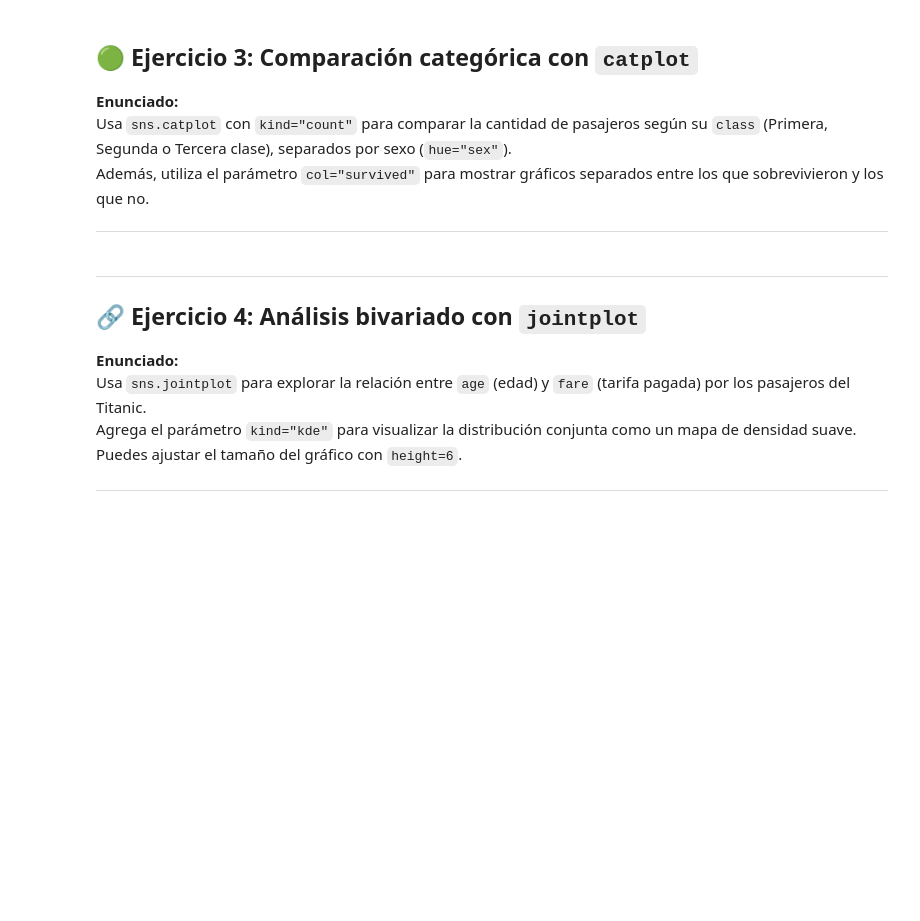
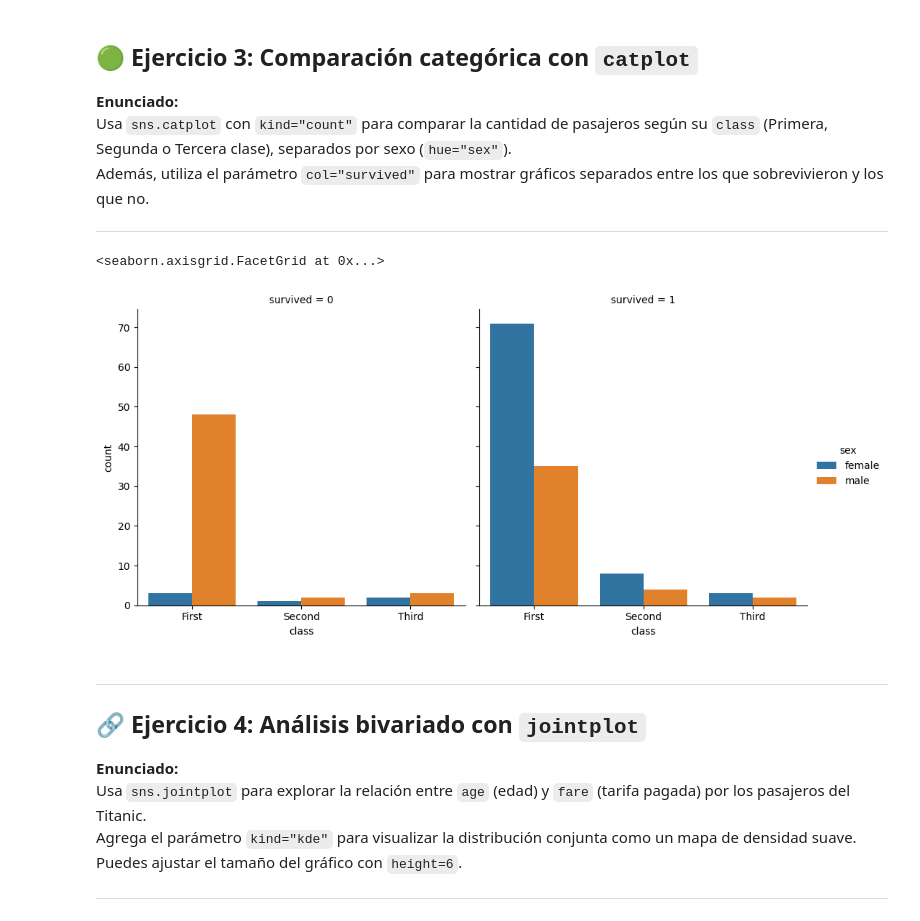
Before and after one commit to 12aptor/data-science-g4, a Jupyter notebook: dia5/seaborn/8_seaborn_ejercicios.ipynb, the cells around one changed output. Saved outputs shown, nothing was run; the diff lists cells and outputs as text; code cells hidden in the pictures; blank space fills up the shorter version.

```diff
--- a/dia5/seaborn/8_seaborn_ejercicios.ipynb
+++ b/dia5/seaborn/8_seaborn_ejercicios.ipynb
@@ -50,6 +66,17 @@ Usa `sns.catplot` con `kind="count"` para comparar la cantidad de pasajeros seg
 Además, utiliza el parámetro `col="survived"` para mostrar gráficos separados entre los que sobrevivieron y los que no.
 
 ---
+# %%
+sns.catplot(
+    data=titanic,
+    x="class",
+    hue="sex",
+    kind="count",
+    col="survived"
+)
+# %% [output]
+<seaborn.axisgrid.FacetGrid at 0x...>
+[figure, added]
 # %% [markdown]
 ---
 
```
Also changed, not shown: parts of 2 cells of this notebook.
